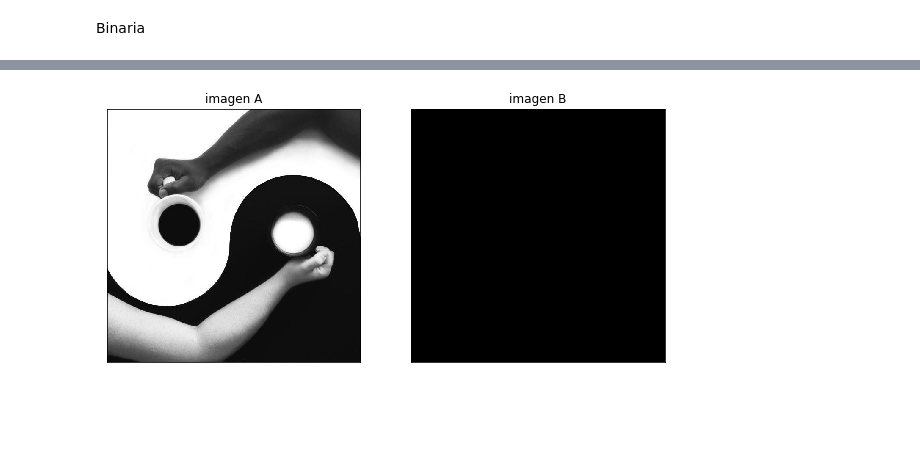
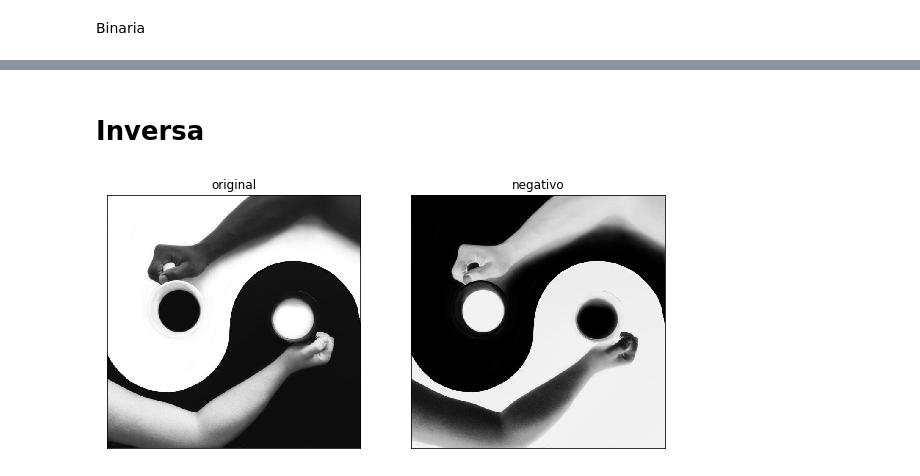
Before and after one commit to diegofdogonzalez/repositorio1-, a Jupyter notebook: Parcial1.ipynb, the cells around one changed output, grey strips where cells are left out. Saved outputs shown, nothing was run; the diff lists cells and outputs as text; code cells hidden in the pictures; blank space fills up the shorter version.

```diff
--- a/Parcial1.ipynb
+++ b/Parcial1.ipynb
@@ -31,10 +31,3 @@ def displayGray2(a,b,title1="Original",title2="Edited"):
   plt.show()
 # %% [markdown]
 Binaria
-# %%
-img = cv2.imread("frijol.jpg",0)
-row, column = img.shape
-img1 = np.zeros((row,column),dtype = 'uint8', )
-
-
-displayGray2(img, img2)
@@ -45,7 +33,0 @@ Fraccionamiento
-# %%
-img = cv2.imread("pastel.png",0)
-row, column = img.shape
-img1 = np.zeros((row,column),dtype = 'uint8', )
-
-
-displayGray2(img, img2)
@@ -56,11 +83,18 @@ Inversa
+# %% [markdown]
+# **Inversa**
 # %%
-img = cv2.imread("cafe.jpg",cv2.IMREAD_GRAYSCALE)
-rows, columns = img.shape
-img2 = np.zeros((rows,columns),dtype = np.uint8)
+def negative(l):
+  #cargar imagen
+  img = cv2.imread("cafe.jpg", cv2.IMREAD_GRAYSCALE)
+  rows, columns = img.shape
+  img2 = np.zeros((rows,columns),dtype = np.uint8)
+  for x in range(rows):
+      for y in range(columns):
+          img2[x, y] = (l-1)-img[x, y]
 
-d
+  displayGray2(img, img2, 'original', 'negativo')
+  return
 
-
-displayGray2(img, img2,'imagen A','imagen B')
+negative(256)
 # %% [output]
-[figure, old version]
+[figure, new version]
```
Also changed, not shown: parts of 7 cells of this notebook.
